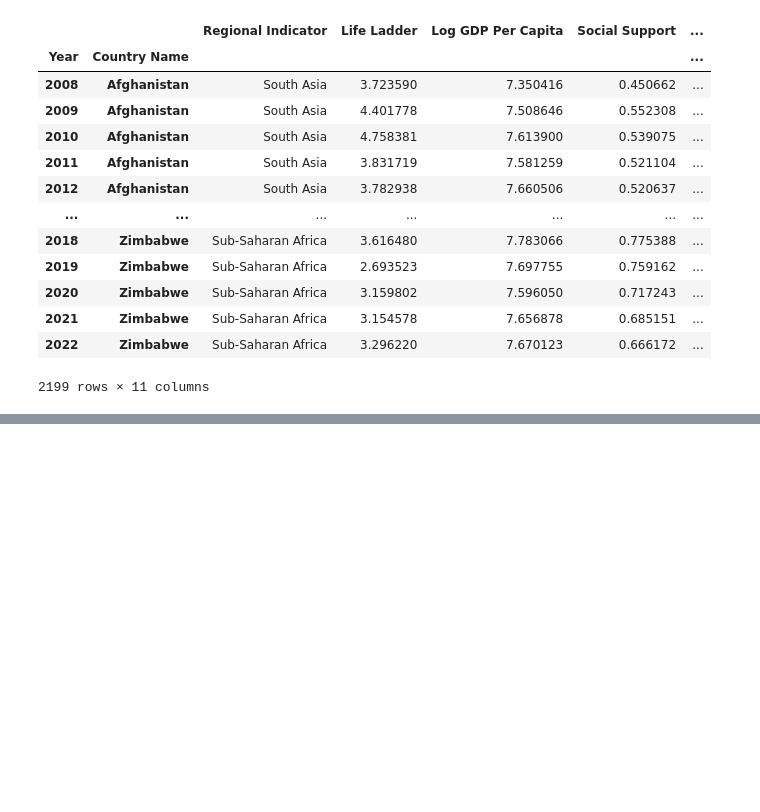
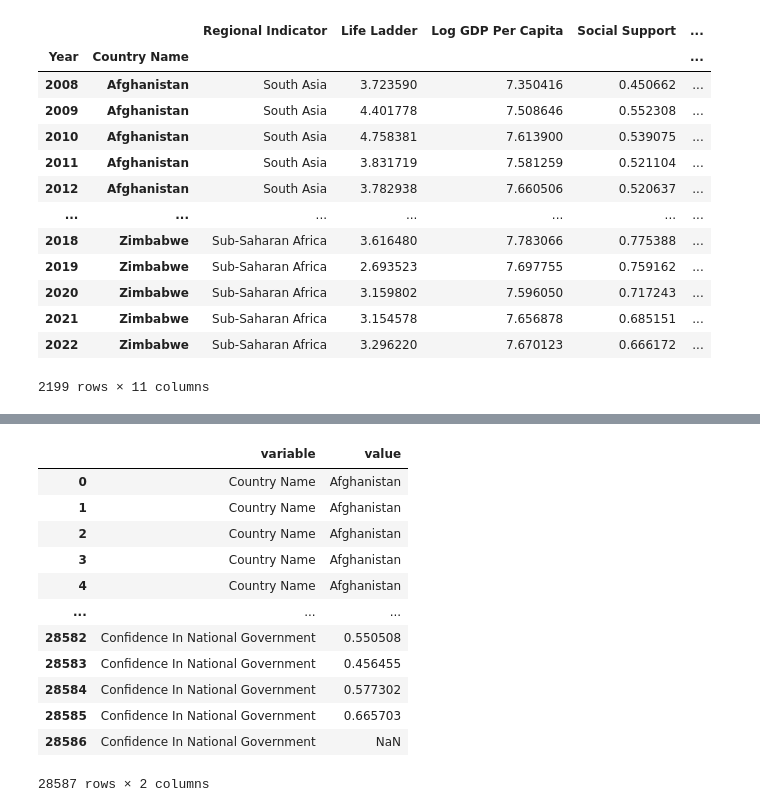
Before and after one commit to jenstem/data-analysis, a Jupyter notebook: Data Analysis/demo.ipynb, the cells around one changed output, grey strips where cells are left out. Drawn from its saved outputs; the diff is of its cells as text; code cells hidden in the pictures; blank space fills up the shorter version.

Commit message:
Test melt method

```diff
--- a/Data Analysis/demo.ipynb
+++ b/Data Analysis/demo.ipynb
@@ -4581,0 +4615,2 @@ data.pivot(index = ['Country Name'], columns = [])
+# %%
+data = pd.read_csv('happiness_report.csv')
@@ -4581,0 +4633,16 @@ data.pivot(index = ['Country Name'], columns = [])
+# %%
+data.melt()
+# %% [output]
+|  | variable | value |
+| 0 | Country Name | Afghanistan |
+| 1 | Country Name | Afghanistan |
+| 2 | Country Name | Afghanistan |
+| 3 | Country Name | Afghanistan |
+| 4 | Country Name | Afghanistan |
+| ... | ... | ... |
+| 28582 | Confidence In National Government | 0.550508 |
+| 28583 | Confidence In National Government | 0.456455 |
+| 28584 | Confidence In National Government | 0.577302 |
+| 28585 | Confidence In National Government | 0.665703 |
+| 28586 | Confidence In National Government | NaN |
+28587 rows × 2 columns
```
Also changed, not shown: parts of 3 cells of this notebook.
